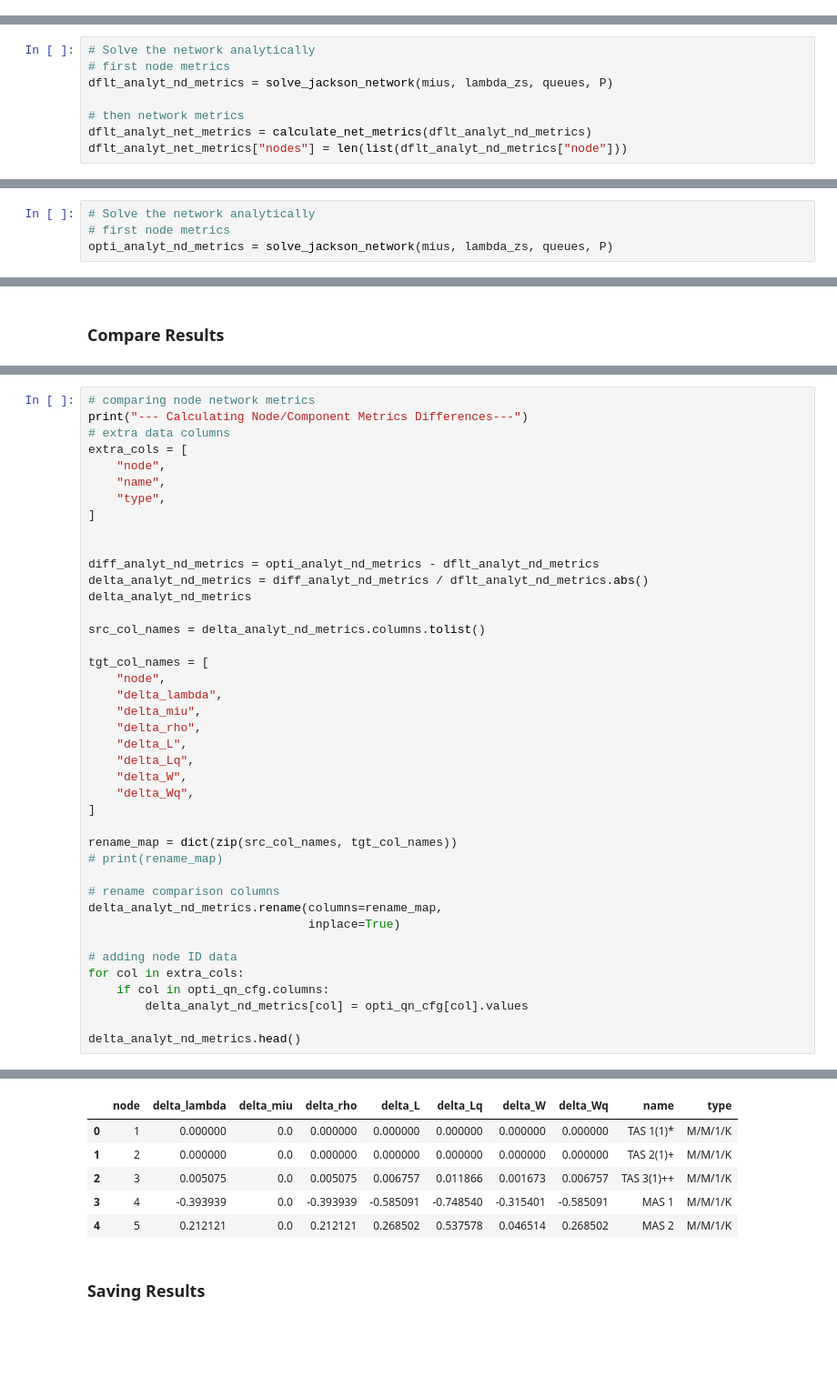
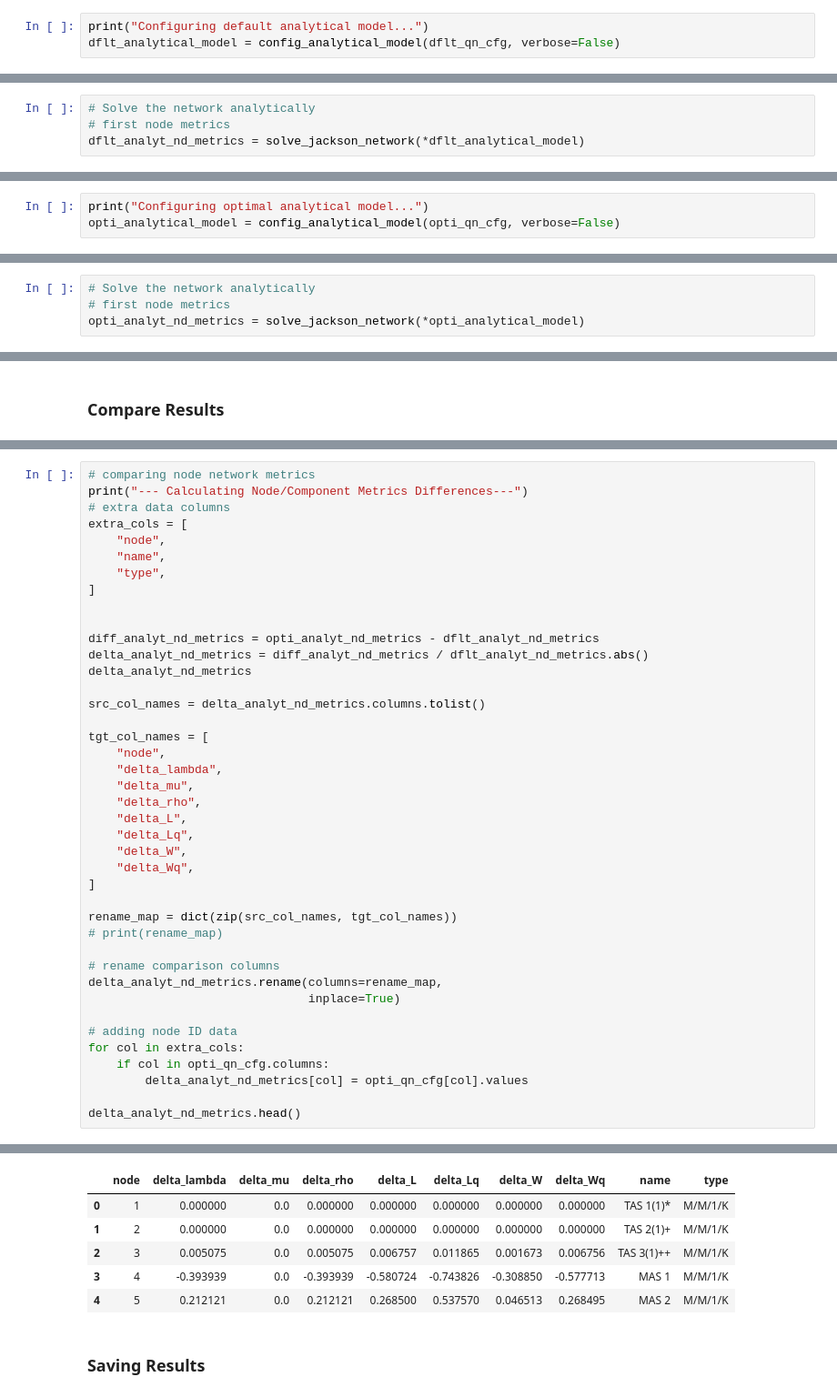
Before and after one commit to DASA-Design/PyDASA-CS1-TAS, a Jupyter notebook: CS-01A - TAS - Analytical Modelling.ipynb, the cells around one changed output, grey strips where cells are left out. Shown at 91% size. Cells and saved outputs as stored; diff of their text form; blank space fills up the shorter version.

```diff
--- a/CS-01A - TAS - Analytical Modelling.ipynb
+++ b/CS-01A - TAS - Analytical Modelling.ipynb
@@ -375,0 +405,3 @@ for i in range(len(mius)):
+# %%
+print("Configuring default analytical model...")
+dflt_analytical_model = config_analytical_model(dflt_qn_cfg, verbose=False)
@@ -376,8 +410,4 @@ for i in range(len(mius)):
 # %%
 # Solve the network analytically
 # first node metrics
-dflt_analyt_nd_metrics = solve_jackson_network(mius, lambda_zs, queues, P)
-
-# then network metrics
-dflt_analyt_net_metrics = calculate_net_metrics(dflt_analyt_nd_metrics)
-dflt_analyt_net_metrics["nodes"] = len(list(dflt_analyt_nd_metrics["node"]))
+dflt_analyt_nd_metrics = solve_jackson_network(*dflt_analytical_model)
@@ -514,0 +527,3 @@ for i in range(len(mius)):
+# %%
+print("Configuring optimal analytical model...")
+opti_analytical_model = config_analytical_model(opti_qn_cfg, verbose=False)
@@ -515,7 +532,7 @@ for i in range(len(mius)):
 # %%
 # Solve the network analytically
 # first node metrics
-opti_analyt_nd_metrics = solve_jackson_network(mius, lambda_zs, queues, P)
+opti_analyt_nd_metrics = solve_jackson_network(*opti_analytical_model)
 # %%
 # then network metrics
 opti_analyt_net_metrics = calculate_net_metrics(opti_analyt_nd_metrics)
@@ -629,40 +666,40 @@ diff_analyt_nd_metrics = opti_analyt_nd_metrics - dflt_analyt_nd_metrics
 delta_analyt_nd_metrics = diff_analyt_nd_metrics / dflt_analyt_nd_metrics.abs()
 delta_analyt_nd_metrics
 
 src_col_names = delta_analyt_nd_metrics.columns.tolist()
 
 tgt_col_names = [
     "node",
     "delta_lambda",
-    "delta_miu",
+    "delta_mu",
     "delta_rho",
     "delta_L",
     "delta_Lq",
     "delta_W",
     "delta_Wq",
 ]
 
 rename_map = dict(zip(src_col_names, tgt_col_names))
 # print(rename_map)
 
 # rename comparison columns
 delta_analyt_nd_metrics.rename(columns=rename_map,
                                inplace=True)
 
 # adding node ID data
 for col in extra_cols:
     if col in opti_qn_cfg.columns:
         delta_analyt_nd_metrics[col] = opti_qn_cfg[col].values
 
 delta_analyt_nd_metrics.head()
 # %% [output]
 --- Calculating Node/Component Metrics Differences---
-|  | node | delta_lambda | delta_miu | delta_rho | delta_L | delta_Lq | delta_W | delta_Wq | name | type |
+|  | node | delta_lambda | delta_mu | delta_rho | delta_L | delta_Lq | delta_W | delta_Wq | name | type |
 | 0 | 1 | 0.000000 | 0.0 | 0.000000 | 0.000000 | 0.000000 | 0.000000 | 0.000000 | TAS 1(1)* | M/M/1/K |
 | 1 | 2 | 0.000000 | 0.0 | 0.000000 | 0.000000 | 0.000000 | 0.000000 | 0.000000 | TAS 2(1)+ | M/M/1/K |
-| 2 | 3 | 0.005075 | 0.0 | 0.005075 | 0.006757 | 0.011866 | 0.001673 | 0.006757 | TAS 3(1)++ | M/M/1/K |
-| 3 | 4 | -0.393939 | 0.0 | -0.393939 | -0.585091 | -0.748540 | -0.315401 | -0.585091 | MAS 1 | M/M/1/K |
-| 4 | 5 | 0.212121 | 0.0 | 0.212121 | 0.268502 | 0.537578 | 0.046514 | 0.268502 | MAS 2 | M/M/1/K |
+| 2 | 3 | 0.005075 | 0.0 | 0.005075 | 0.006757 | 0.011865 | 0.001673 | 0.006756 | TAS 3(1)++ | M/M/1/K |
+| 3 | 4 | -0.393939 | 0.0 | -0.393939 | -0.580724 | -0.743826 | -0.308850 | -0.577713 | MAS 1 | M/M/1/K |
+| 4 | 5 | 0.212121 | 0.0 | 0.212121 | 0.268500 | 0.537570 | 0.046513 | 0.268495 | MAS 2 | M/M/1/K |
 # %% [markdown]
 ### **Saving Results**
 # %%
```
Also changed, not shown: parts of 25 cells of this notebook, 2 other files.
